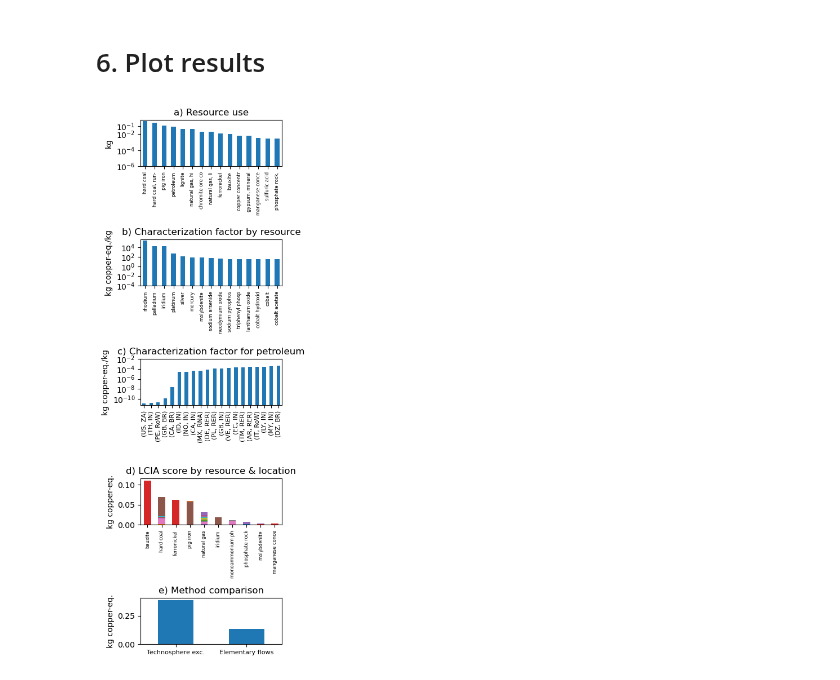
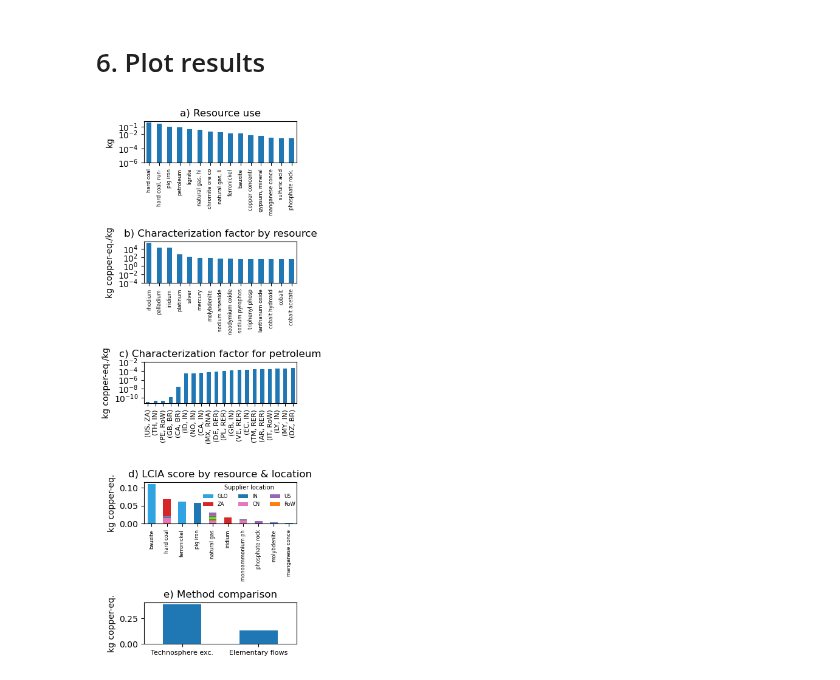
Before and after one commit to Laboratory-for-Energy-Systems-Analysis/edges, a Jupyter notebook: examples/publication examples/use case 2 - GeoPolRisk.ipynb, the cells around one changed output. Saved outputs shown, nothing was run; the diff lists cells and outputs as text; code cells hidden in the pictures.

```diff
--- a/examples/publication examples/use case 2 - GeoPolRisk.ipynb
+++ b/examples/publication examples/use case 2 - GeoPolRisk.ipynb
@@ -334,33 +335,76 @@ df_grouped = df_grouped.loc[df_grouped.sum(axis=1).sort_values(ascending=False).
 df_grouped = df_grouped.loc[:, df_grouped.sum() > 1e-4]
 row_order = df_grouped.sum(axis=1).sort_values(ascending=False).index
 df_grouped = df_grouped.loc[row_order]
 df_grouped.head(10).plot(kind="bar", stacked=True, ax=axes[3], xlabel='')
 #axes[3].set_yscale('log')
 axes[3].set_title("d) LCIA score by resource & location")
 axes[3].set_ylabel("kg copper-eq.")
 axes[3].set_xticklabels(
     [x.get_text()[:15] for x in axes[3].get_xticklabels()],
     rotation=90,
 )
 axes[3].tick_params(axis="x", labelsize=6)
 
-axes[3].legend().remove()
+# Build a color list aligned with df_grouped's columns
+cols = df_grouped.columns.tolist()
+default_cycle = plt.rcParams['axes.prop_cycle'].by_key()['color']
+palette = (default_cycle * math.ceil(len(cols) / len(default_cycle)))[:len(cols)]
+idx = {c: i for i, c in enumerate(cols)}
+
+# Force distinct colors for 'IN' and 'ZA' (pick any two different colors)
+override = {
+    "IN": "#1f77b4",  # blue
+    "ZA": "#d62728",  # red
+    "GLO": "#31a3e0"
+}
+for k, hexcolor in override.items():
+    if k in idx:
+        palette[idx[k]] = hexcolor
+
+# Re-plot panel d with the explicit colors
+df_grouped.head(10).plot(kind="bar", stacked=True, ax=axes[3], xlabel='', color=palette)
+axes[3].set_title("d) LCIA score by resource & location")
+axes[3].set_ylabel("kg copper-eq.")
+axes[3].set_xticklabels([x.get_text()[:15] for x in axes[3].get_xticklabels()], rotation=90)
+axes[3].tick_params(axis="x", labelsize=6)
+
+# Recreate the ordered legend (same as before)
+handles, labels = axes[3].get_legend_handles_labels()
+col_order = df_grouped.sum(axis=0).sort_values(ascending=False).index.tolist()
+label_to_handle = dict(zip(labels, handles))
+ordered_labels = [lbl for lbl in col_order if lbl in label_to_handle]
+ordered_handles = [label_to_handle[lbl] for lbl in ordered_labels]
+
+N = 6
+axes[3].legend(
+    ordered_handles[:N],
+    ordered_labels[:N],
+    title="Supplier location",
+    loc="upper center",
+    bbox_to_anchor=(0.69, 1.05),
+    ncol=min(N, 3),
+    frameon=False,
+    fontsize=6,
+    title_fontsize=7,
+)
+
 axes[3].set_yticks([0.0, 0.05, 0.10])
 
 # New fifth panel - Method comparison
 import pandas as pd
 method_comparison = pd.DataFrame({
     'Method': ['Paired', 'Elementary flows'],
     'Score': [current_score, alternative_score]
 })
 method_comparison.plot(x='Method', y='Score', kind='bar', ax=axes[4], xlabel='', legend=False)
 axes[4].set_title("e) Method comparison")
 axes[4].set_ylabel("kg copper-eq.")
 axes[4].set_xticklabels(['Technosphere exc.', 'Elementary flows'], rotation=0)
 axes[4].tick_params(axis="x", labelsize=8)
 
-plt.tight_layout(rect=[0, 0, 1, 1])  # leave space at the top for the legend
+#plt.tight_layout(rect=[0, 0, 1, 1])  # leave space at the top for the legend
+plt.tight_layout(rect=[0, 0, 1, 0.93])
 plt.savefig("figure_2.png", bbox_inches="tight", dpi=150)
 plt.show()
 # %% [output]
-[figure, old version]
+[figure, new version]
```
Also changed, not shown: parts of 5 cells of this notebook.
